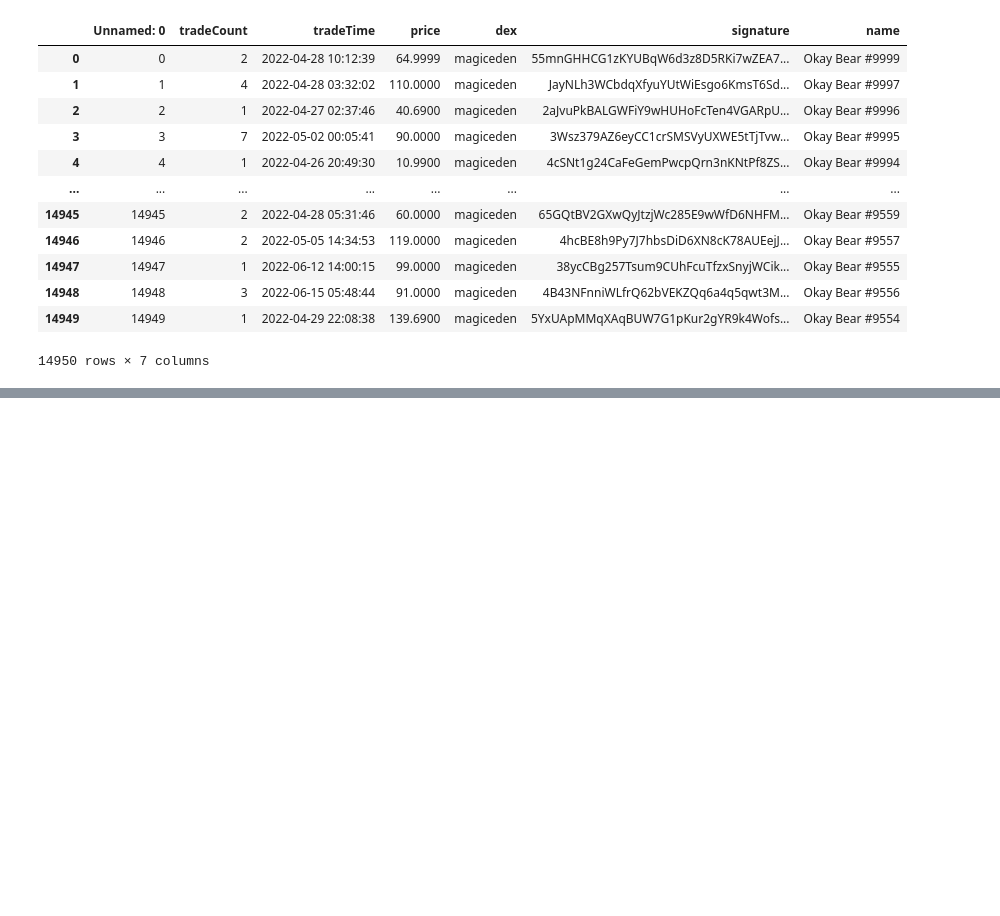
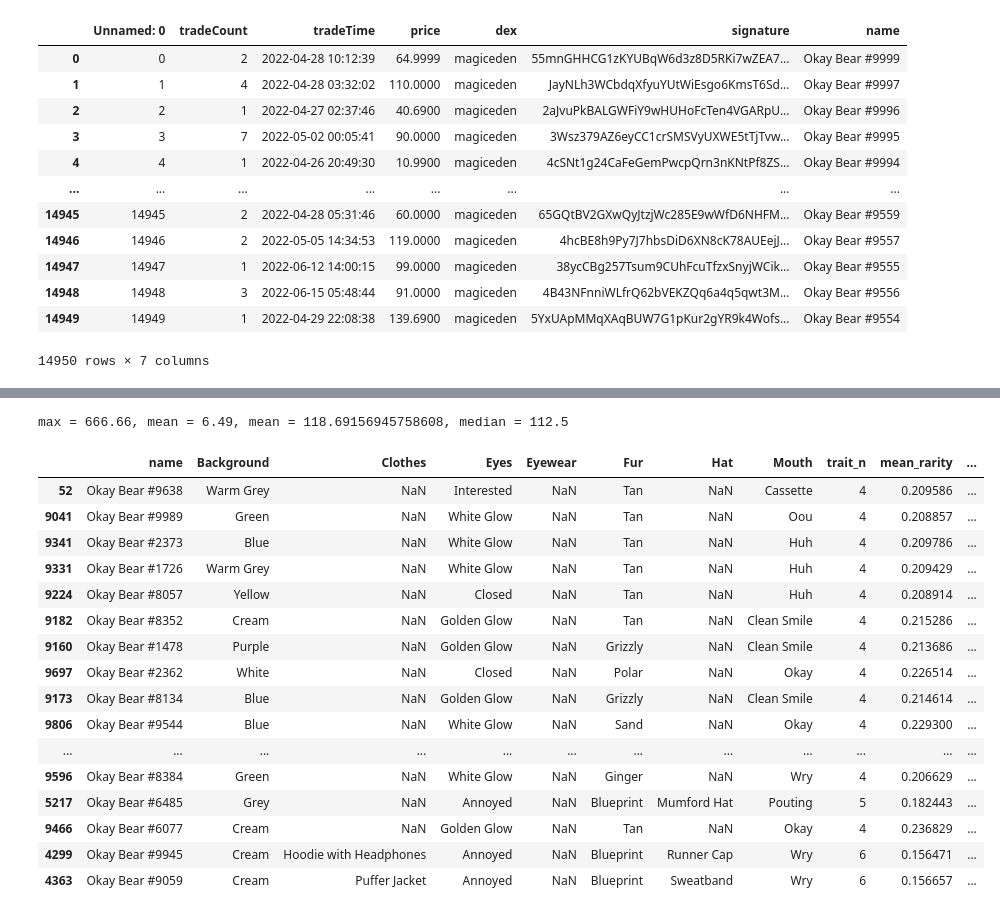
Before and after one commit to SamPink/sol-nft-vision, a Jupyter notebook: model.ipynb, the cells around one changed output, grey strips where cells are left out. Saved outputs shown, nothing was run; the diff lists cells and outputs as text; code cells hidden in the pictures; blank space fills up the shorter version.

```diff
--- a/model.ipynb
+++ b/model.ipynb
@@ -108,0 +268,22 @@ array([10.7041645], dtype=float32)
+# %%
+xgb2 = xgb.XGBRegressor(nthread=-1,seed=42,objective ="reg:squarederror" )
+
+xg_grid = GridSearchCV(xgb2,
+                       param_grid={'n_estimators':[50,100,250,750,1500],
+                                    'max_depth': [2,6,10,14],
+                                    'subsample':[0.2,0.4,0.6,0.8,0.95],
+                                    'colsample_bytree':[0.3,0.5,0.7,0.9],
+                                    'eta':[0.01,0.1,0.25,0.5]},
+                        cv=10, n_jobs=-1)
+#cols to fit
+cols2fit = num_cols+['trait_n_4', 'trait_n_5','trait_n_6','trait_n_7']
+print(f'cols fitted ={cols2fit}')
+#fit the model
+xg_grid.fit(x_train[cols2fit], y_train)
+
+#prediction on test set
+xgb2_ypred = xg_grid.predict(x_test[cols2fit])
+#calculate MSE
+xgb2_mse = MSE(y_test, xgb2_ypred)
+print('----------------------------------------------------------')
+print(f"XGBoost GridSearchCV Mean-squared Error = {xgb2_mse} SOL")
@@ -108,0 +319,34 @@ array([10.7041645], dtype=float32)
+# %%
+print(f"max = {y.max()}, mean = {y.min()}, mean = {y.mean()}, median = {y.median()}")
+# %% [output]
+max = 666.66, mean = 6.49, mean = 118.69156945758608, median = 112.5
+# %%
+cols2fit
+x_predict = bare_rarity.copy()
+x_predict['timeDiff'] = sales_rarity.timeDiff.max()
+x_predict = pd.get_dummies(x_predict, columns =['trait_n'])
+x_predict = x_predict[['name']+cols2fit]
+x_predict[num_cols] = ss.transform(x_predict[num_cols])
+pred_SOL = xg_grid.predict(x_predict[cols2fit])
+bare_rarity['predicted_SOL'] = pred_SOL
+bare_rarity = bare_rarity.sort_values('predicted_SOL', ascending=False )
+predict_SOL = bare_rarity[['name']+trait_list+['trait_n','mean_rarity','rarity_rank','predicted_SOL']].copy()
+predict_SOL.head(20)
+# %% [output]
+|  | name | Background | Clothes | Eyes | Eyewear | Fur | Hat | Mouth | trait_n | mean_rarity | ... |
+| 52 | Okay Bear #9638 | Warm Grey | NaN | Interested | NaN | Tan | NaN | Cassette | 4 | 0.209586 | ... |
+| 9041 | Okay Bear #9989 | Green | NaN | White Glow | NaN | Tan | NaN | Oou | 4 | 0.208857 | ... |
+| 9341 | Okay Bear #2373 | Blue | NaN | White Glow | NaN | Tan | NaN | Huh | 4 | 0.209786 | ... |
+| 9331 | Okay Bear #1726 | Warm Grey | NaN | White Glow | NaN | Tan | NaN | Huh | 4 | 0.209429 | ... |
+| 9224 | Okay Bear #8057 | Yellow | NaN | Closed | NaN | Tan | NaN | Huh | 4 | 0.208914 | ... |
+| 9182 | Okay Bear #8352 | Cream | NaN | Golden Glow | NaN | Tan | NaN | Clean Smile | 4 | 0.215286 | ... |
+| 9160 | Okay Bear #1478 | Purple | NaN | Golden Glow | NaN | Grizzly | NaN | Clean Smile | 4 | 0.213686 | ... |
+| 9697 | Okay Bear #2362 | White | NaN | Closed | NaN | Polar | NaN | Okay | 4 | 0.226514 | ... |
+| 9173 | Okay Bear #8134 | Blue | NaN | Golden Glow | NaN | Grizzly | NaN | Clean Smile | 4 | 0.214614 | ... |
+| 9806 | Okay Bear #9544 | Blue | NaN | White Glow | NaN | Sand | NaN | Okay | 4 | 0.229300 | ... |
+| ... | ... | ... | ... | ... | ... | ... | ... | ... | ... | ... | ... |
+| 9596 | Okay Bear #8384 | Green | NaN | White Glow | NaN | Ginger | NaN | Wry | 4 | 0.206629 | ... |
+| 5217 | Okay Bear #6485 | Grey | NaN | Annoyed | NaN | Blueprint | Mumford Hat | Pouting | 5 | 0.182443 | ... |
+| 9466 | Okay Bear #6077 | Cream | NaN | Golden Glow | NaN | Tan | NaN | Okay | 4 | 0.236829 | ... |
+| 4299 | Okay Bear #9945 | Cream | Hoodie with Headphones | Annoyed | NaN | Blueprint | Runner Cap | Wry | 6 | 0.156471 | ... |
+| 4363 | Okay Bear #9059 | Cream | Puffer Jacket | Annoyed | NaN | Blueprint | Sweatband | Wry | 6 | 0.156657 | ... |
```
Also changed, not shown: parts of 40 cells of this notebook, 1 other file.
